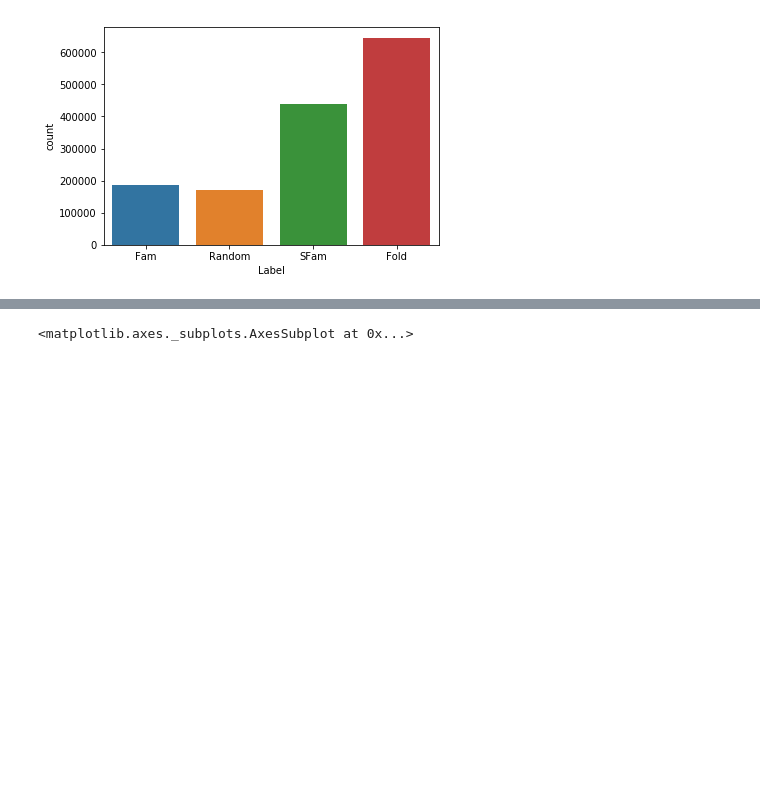
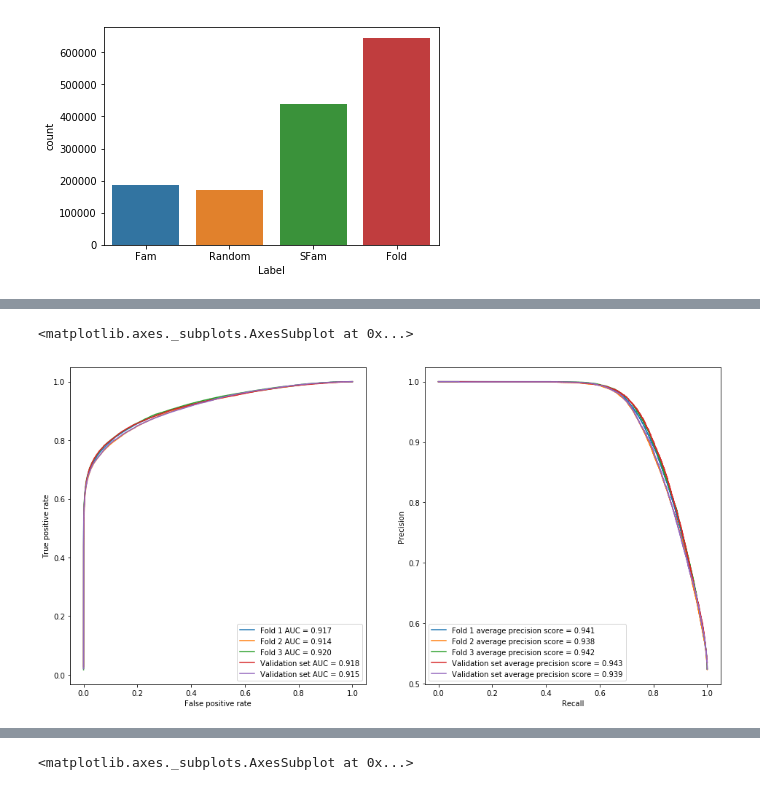
Before and after one commit to FBoyles/3dsig, a Jupyter notebook: notebooks/Sandbox.ipynb, the cells around one changed output, grey strips where cells are left out. Cells and saved outputs as stored; diff of their text form; code cells hidden in the pictures; blank space fills up the shorter version.

```diff
--- a/notebooks/Sandbox.ipynb
+++ b/notebooks/Sandbox.ipynb
@@ -111,0 +129,29 @@ data.dropna(axis='index', inplace=True)
+# %%
+from sklearn.pipeline import Pipeline
+from sklearn.preprocessing import StandardScaler
+
+logistic = LogisticRegression(C=1e5, random_state=42)
+scaler = StandardScaler()
+clf = Pipeline(steps=[('scaler', scaler), ('logistic', logistic)])
+
+fig, (roc, pr) = plt.subplots(1, 2, figsize=(16, 8))
+
+folds = GroupKFold(n_splits=3).split(X_train, y_train, groups)
+
+for n, (i, j) in enumerate(folds):
+    probas = clf.fit(X_train.values[i], y_train.values.ravel()[i]).predict_proba(X_train.values[j])
+    draw_roc_curve(y_train.values.ravel()[j], probas[:,1], ax=roc, name=f'Fold {n+1}')
+    draw_pr_curve(y_train.values.ravel()[j], probas[:,1], ax=pr, name=f'Fold {n+1}')
+
+clf.fit(X_train.values, y_train.values.ravel())
+probas = clf.predict_proba(X_validation.values)
+
+draw_roc_curve(y_validation.values.ravel(), probas[:,1], ax=roc, name=f'Validation set')
+draw_pr_curve(y_validation.values.ravel(), probas[:,1], ax=pr, name=f'Validation set')
+
+probas = clf.predict_proba(X_test.values)
+draw_roc_curve(y_test.values.ravel(), probas[:,1], ax=roc, name=f'Validation set')
+draw_pr_curve(y_test.values.ravel(), probas[:,1], ax=pr, name=f'Validation set')
+# %% [output]
+<matplotlib.axes._subplots.AxesSubplot at 0x...>
+[figure, added]
```
Also changed, not shown: parts of 19 cells of this notebook.
